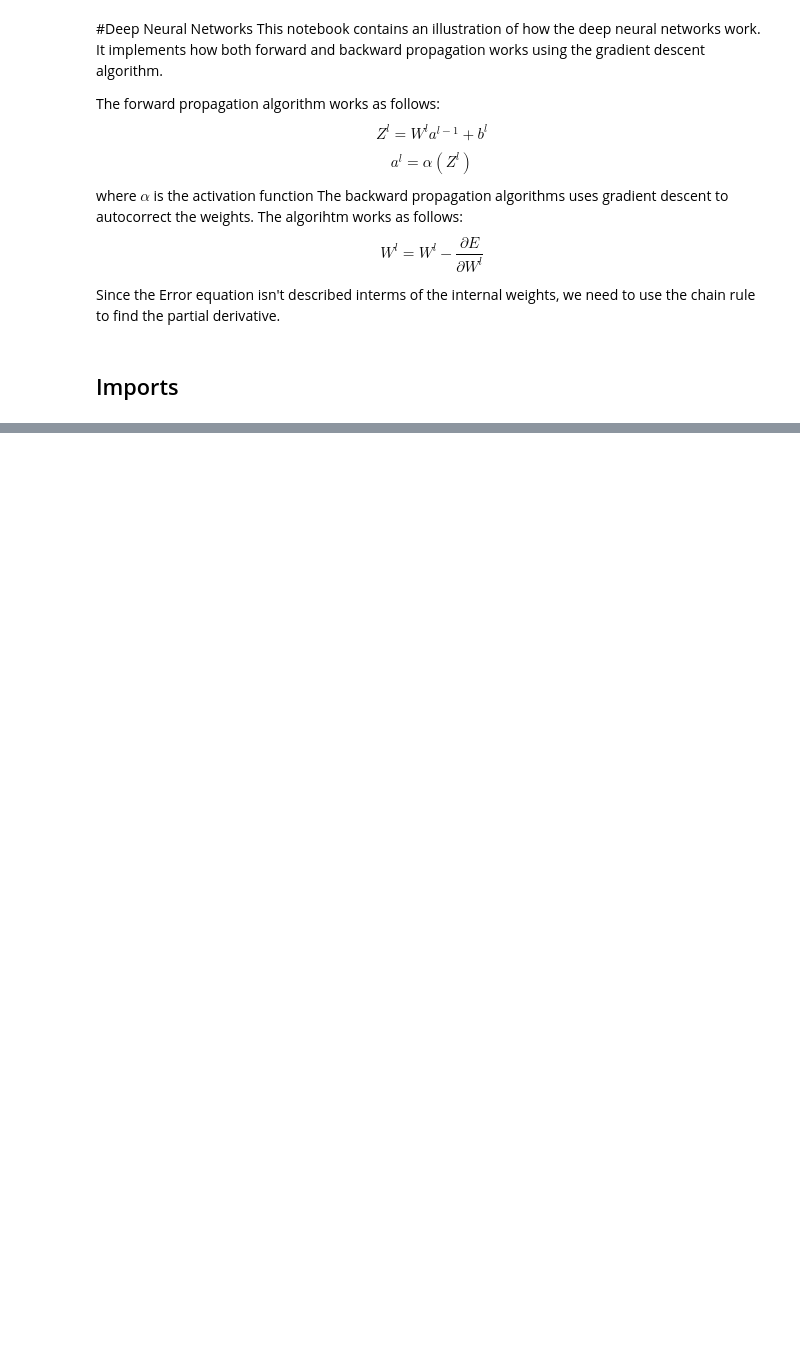
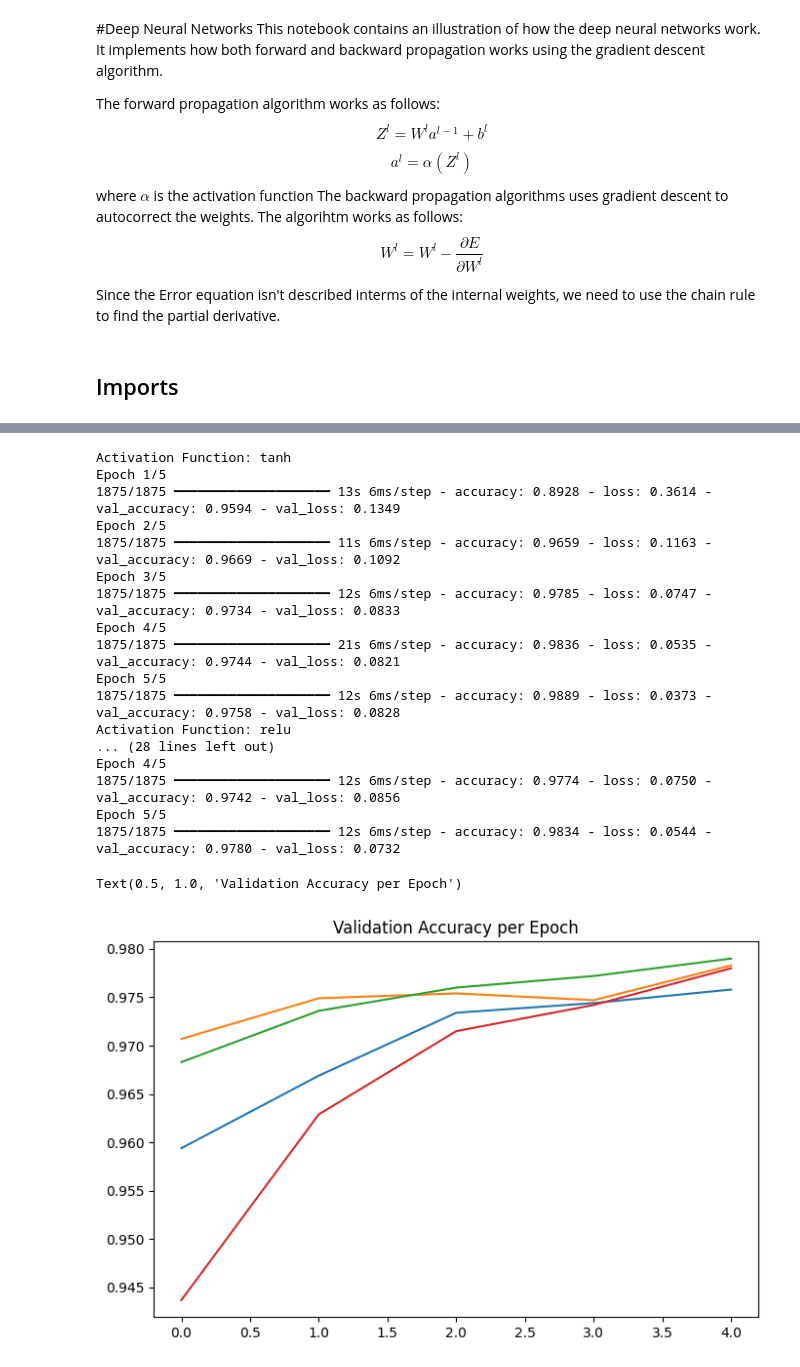
Before and after one commit to Nahom32/DNN-Simulation, a Jupyter notebook: DNN_Simulation.ipynb, the cells around one changed output, grey strips where cells are left out. Drawn from its saved outputs; the diff is of its cells as text; code cells hidden in the pictures; blank space fills up the shorter version.

```diff
--- a/DNN_Simulation.ipynb
+++ b/DNN_Simulation.ipynb
@@ -48,0 +57,4 @@ def sigmoid(x):
+# %%
+(x_train, y_train), (x_test, y_test) = mnist.load_data()
+x_train = x_train/255
+x_test = x_test/255
@@ -48,0 +64,45 @@ def sigmoid(x):
+# %%
+def dnn(activation,optimizer_fn):
+  model = Sequential([
+      Flatten(input_shape=(28,28)),
+      Dense(256,activation=activation),
+      Dense(128, activation=activation),
+      Dense(10,activation='softmax')
+  ])
+  model.compile(optimizer=optimizer_fn,loss='sparse_categorical_crossentropy',metrics=['accuracy'])
+  return model
+# %%
+activation_functions = {'relu','sigmoid','swish','tanh'}
+optimizer_functions = {'adam','sgd','rmsprop'}
+results = {}
+model_results = {}
+for activation in activation_functions:
+  print(f'Activation Function: {activation}')
+  model = dnn(activation,'adam')
+  history = model.fit(x_train,y_train,epochs=5,validation_data=(x_test,y_test))
+  model_results[activation] = history
+  results[activation] = history.history['val_accuracy']
+plt.figure(figsize=(8, 5))
+for name, history in results.items():
+    plt.plot(history, label=name)
+plt.title('Validation Accuracy per Epoch')
+# %% [output]
+Activation Function: tanh
+Epoch 1/5
+1875/1875 ━━━━━━━━━━━━━━━━━━━━ 13s 6ms/step - accuracy: 0.8928 - loss: 0.3614 - val_accuracy: 0.9594 - val_loss: 0.1349
+Epoch 2/5
+1875/1875 ━━━━━━━━━━━━━━━━━━━━ 11s 6ms/step - accuracy: 0.9659 - loss: 0.1163 - val_accuracy: 0.9669 - val_loss: 0.1092
+Epoch 3/5
+1875/1875 ━━━━━━━━━━━━━━━━━━━━ 12s 6ms/step - accuracy: 0.9785 - loss: 0.0747 - val_accuracy: 0.9734 - val_loss: 0.0833
+Epoch 4/5
+1875/1875 ━━━━━━━━━━━━━━━━━━━━ 21s 6ms/step - accuracy: 0.9836 - loss: 0.0535 - val_accuracy: 0.9744 - val_loss: 0.0821
+Epoch 5/5
+1875/1875 ━━━━━━━━━━━━━━━━━━━━ 12s 6ms/step - accuracy: 0.9889 - loss: 0.0373 - val_accuracy: 0.9758 - val_loss: 0.0828
+Activation Function: relu
+... (28 lines left out)
+Epoch 4/5
+1875/1875 ━━━━━━━━━━━━━━━━━━━━ 12s 6ms/step - accuracy: 0.9774 - loss: 0.0750 - val_accuracy: 0.9742 - val_loss: 0.0856
+Epoch 5/5
+1875/1875 ━━━━━━━━━━━━━━━━━━━━ 12s 6ms/step - accuracy: 0.9834 - loss: 0.0544 - val_accuracy: 0.9780 - val_loss: 0.0732
+Text(0.5, 1.0, 'Validation Accuracy per Epoch')
+[figure, added]
```
Also changed, not shown: parts of 3 cells of this notebook.
